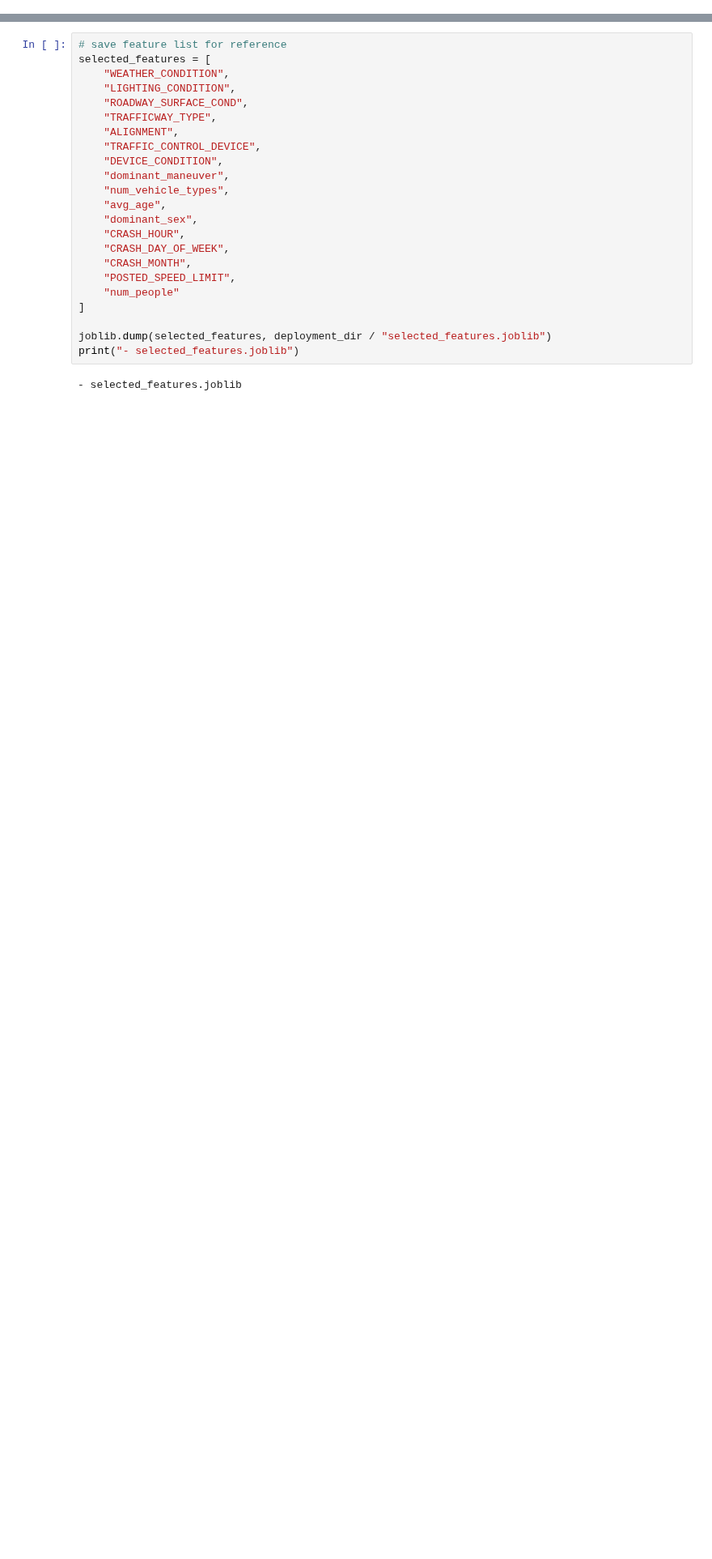
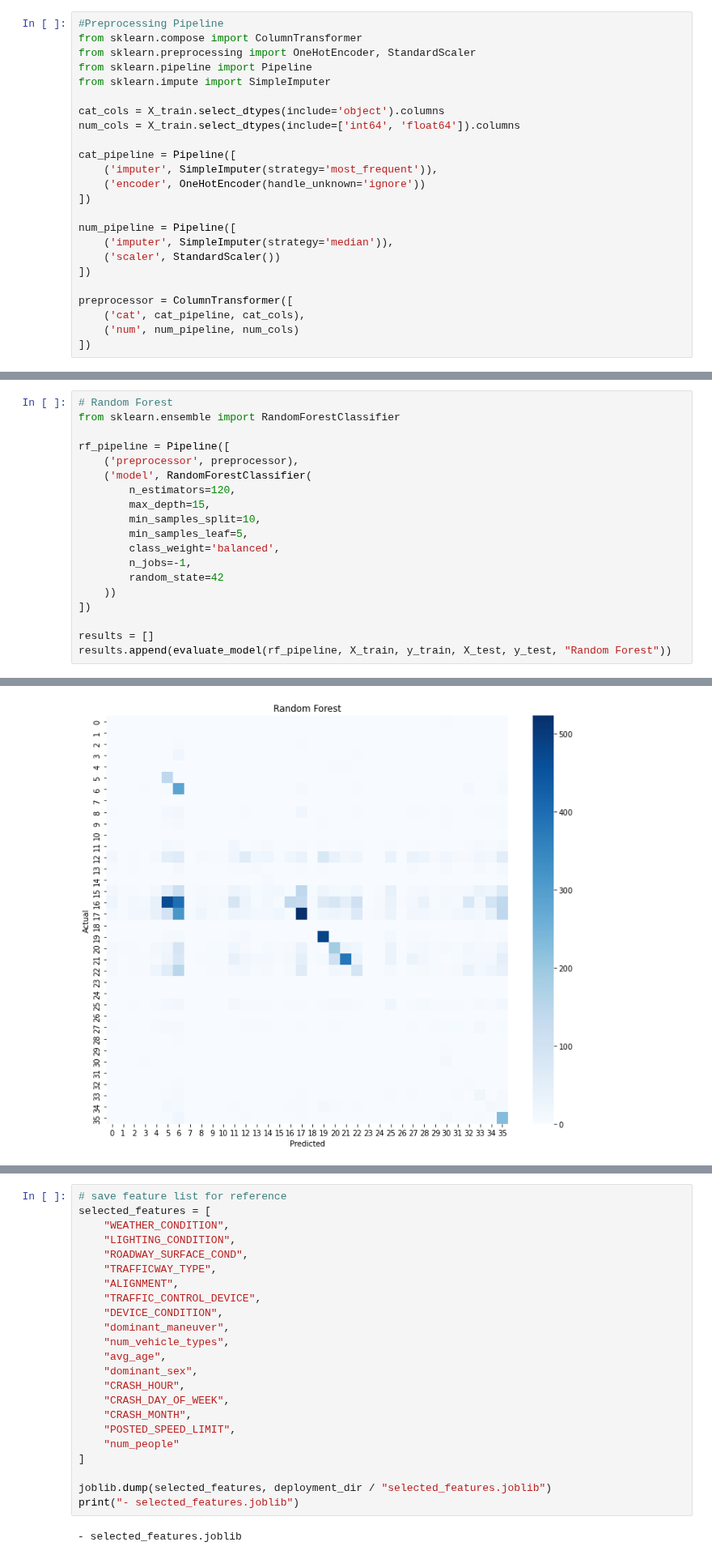
Before and after one commit to ChairoSolutions/Chicago-crash-cause-prediction, a Jupyter notebook: Notebook/index.ipynb, the cells around one changed output, grey strips where cells are left out. Shown at 81% size. Cells and saved outputs as stored; diff of their text form; blank space fills up the shorter version.

```diff
--- a/Notebook/index.ipynb
+++ b/Notebook/index.ipynb
@@ -1798,0 +197,24 @@ print("- label_encoder.joblib (if used)")
+# %%
+#Preprocessing Pipeline
+from sklearn.compose import ColumnTransformer
+from sklearn.preprocessing import OneHotEncoder, StandardScaler
+from sklearn.pipeline import Pipeline
+from sklearn.impute import SimpleImputer
+
+cat_cols = X_train.select_dtypes(include='object').columns
+num_cols = X_train.select_dtypes(include=['int64', 'float64']).columns
+
+cat_pipeline = Pipeline([
+    ('imputer', SimpleImputer(strategy='most_frequent')),
+    ('encoder', OneHotEncoder(handle_unknown='ignore'))
+])
+
+num_pipeline = Pipeline([
+    ('imputer', SimpleImputer(strategy='median')),
+    ('scaler', StandardScaler())
+])
+
+preprocessor = ColumnTransformer([
+    ('cat', cat_pipeline, cat_cols),
+    ('num', num_pipeline, num_cols)
+])
@@ -1798,0 +382,20 @@ print("- label_encoder.joblib (if used)")
+# %%
+# Random Forest
+from sklearn.ensemble import RandomForestClassifier
+
+rf_pipeline = Pipeline([
+    ('preprocessor', preprocessor),
+    ('model', RandomForestClassifier(
+        n_estimators=120,
+        max_depth=15,
+        min_samples_split=10,
+        min_samples_leaf=5,
+        class_weight='balanced',
+        n_jobs=-1,
+        random_state=42
+    ))
+])
+
+results = []
+results.append(evaluate_model(rf_pipeline, X_train, y_train, X_test, y_test, "Random Forest"))
+# %% [output]
@@ -1798,0 +424 @@ print("- label_encoder.joblib (if used)")
+[figure, added]
```
Also changed, not shown: parts of 216 cells of this notebook.
